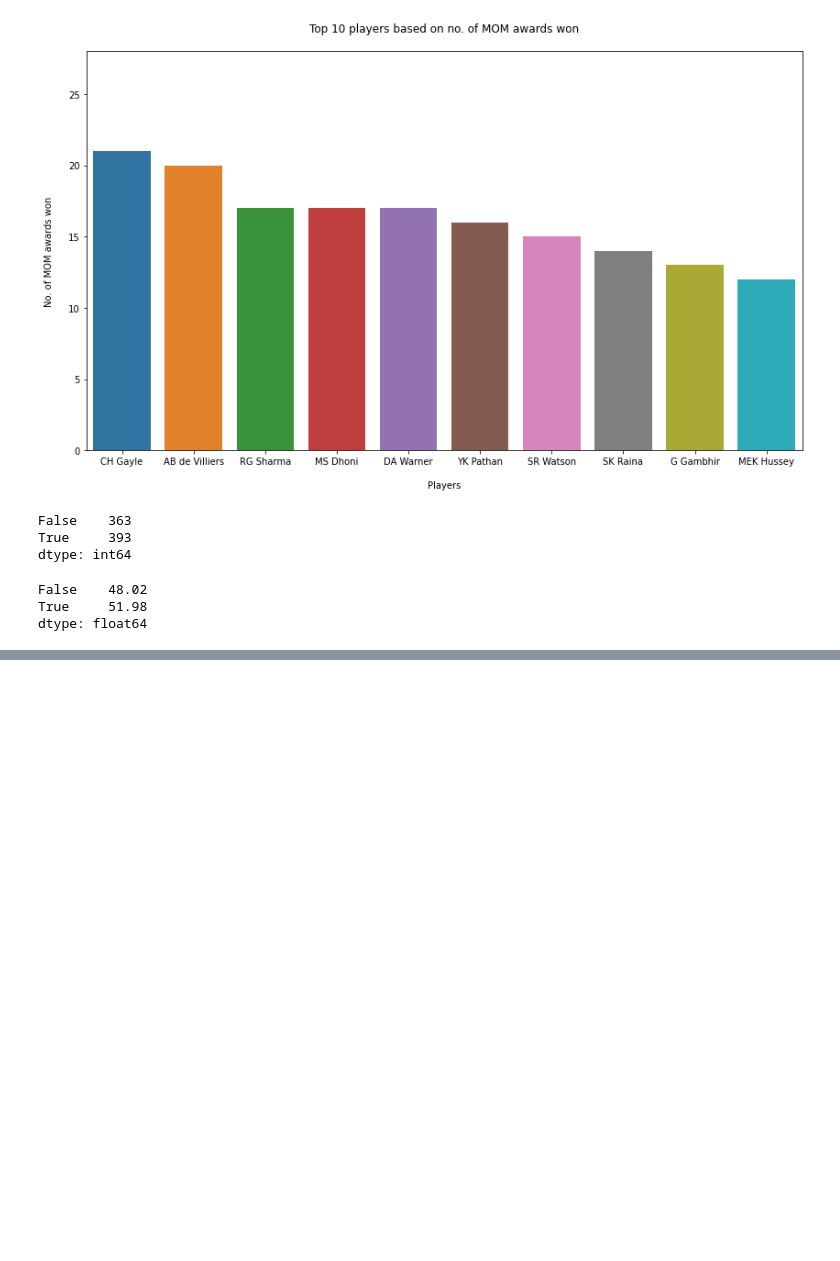
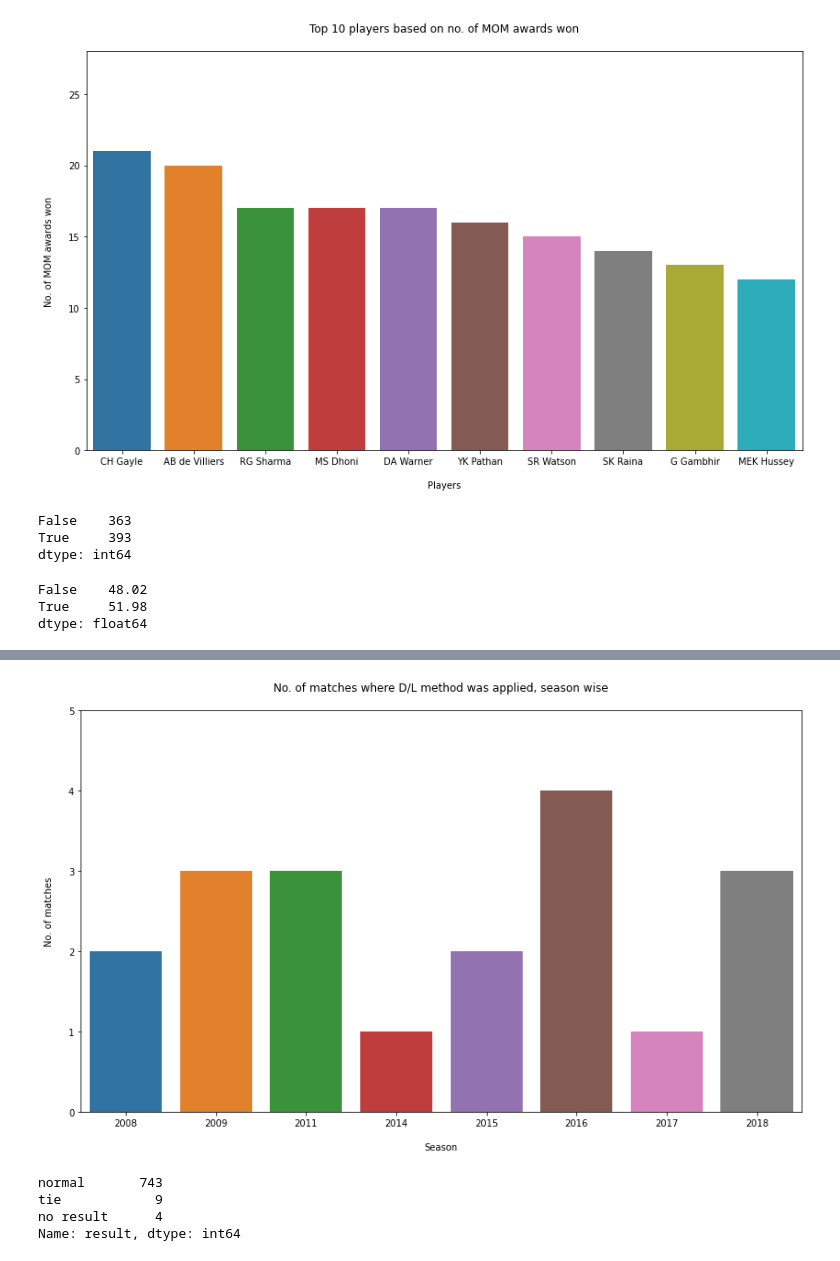
Before and after one commit to Kaneriadhruv/IPL_data_analysis, a Jupyter notebook: IPL_Analysis.ipynb, the cells around one changed output, grey strips where cells are left out. Saved outputs shown, nothing was run; the diff lists cells and outputs as text; code cells hidden in the pictures; blank space fills up the shorter version.

```diff
--- a/IPL_Analysis.ipynb
+++ b/IPL_Analysis.ipynb
@@ -259,0 +322,4 @@ dtype: float64
+# %%
+# Seasons with D/L method applied matches
+year=matches.query('dl_applied==1')['season']
+year
@@ -259,0 +347,19 @@ dtype: float64
+# %%
+# Plot to visualise the no. of matches where D/L method was applied season wise
+fig, ax=plt.subplots()
+ax.set_ylim([0,5])
+ax.set_title('No. of matches where D/L method was applied, season wise\n')
+sns.countplot(x=year, data=matches)
+plt.xlabel('\nSeason')
+plt.ylabel('No. of matches\n')
+plt.show()
+# %% [output]
+[figure, added]
+# %%
+# Different results for games
+matches['result'].value_counts()
+# %% [output]
+normal       743
+tie            9
+no result      4
+Name: result, dtype: int64
```
Also changed, not shown: parts of 12 cells of this notebook.
